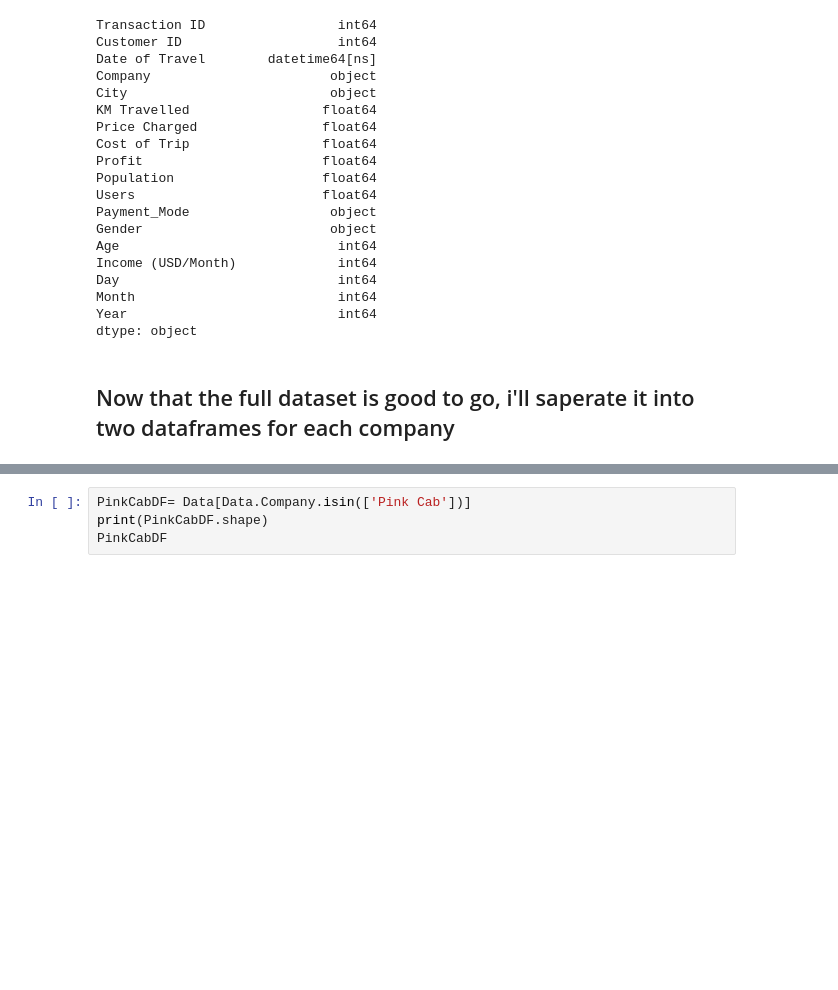
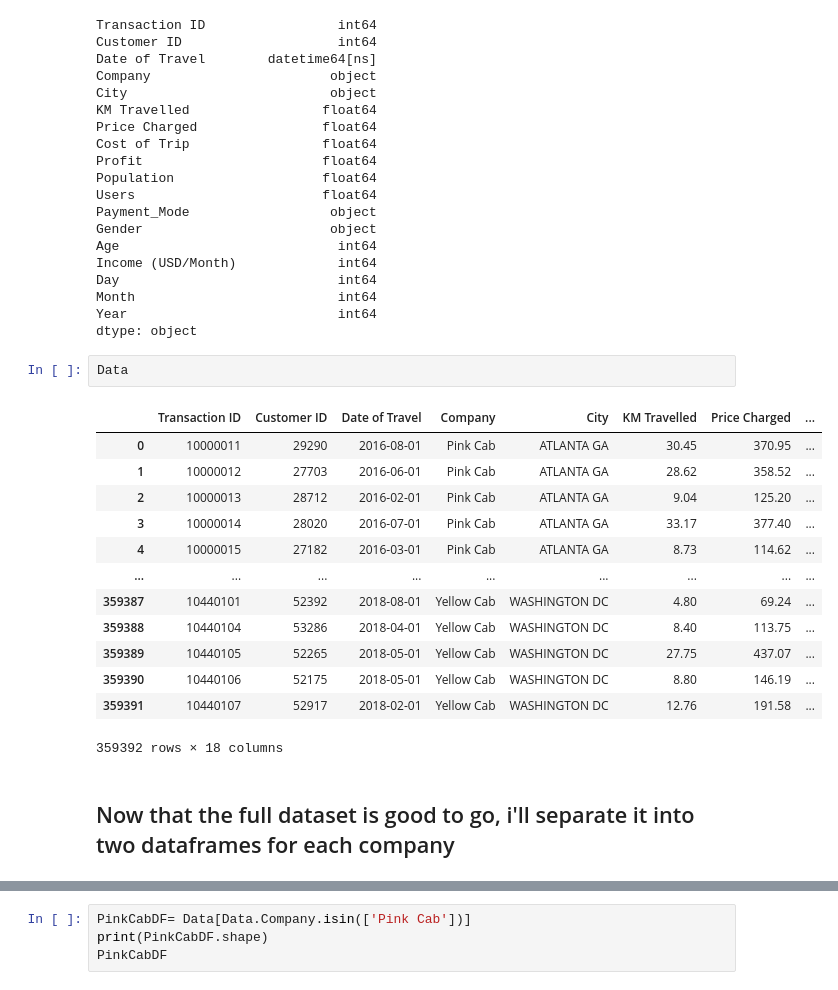
Before and after one commit to Bushra-Eisa/G2M-Case-Study, a Jupyter notebook: Cab Analysis.ipynb, the cells around one changed output, grey strips where cells are left out. Cells and saved outputs as stored; diff of their text form; blank space fills up the shorter version.

```diff
--- a/Cab Analysis.ipynb
+++ b/Cab Analysis.ipynb
@@ -187,8 +187,24 @@ Day                            int64
 Month                          int64
 Year                           int64
 dtype: object
+# %%
+Data
+# %% [output]
+|  | Transaction ID | Customer ID | Date of Travel | Company | City | KM Travelled | Price Charged | ... |
+| 0 | 10000011 | 29290 | 2016-08-01 | Pink Cab | ATLANTA GA | 30.45 | 370.95 | ... |
+| 1 | 10000012 | 27703 | 2016-06-01 | Pink Cab | ATLANTA GA | 28.62 | 358.52 | ... |
+| 2 | 10000013 | 28712 | 2016-02-01 | Pink Cab | ATLANTA GA | 9.04 | 125.20 | ... |
+| 3 | 10000014 | 28020 | 2016-07-01 | Pink Cab | ATLANTA GA | 33.17 | 377.40 | ... |
+| 4 | 10000015 | 27182 | 2016-03-01 | Pink Cab | ATLANTA GA | 8.73 | 114.62 | ... |
+| ... | ... | ... | ... | ... | ... | ... | ... | ... |
+| 359387 | 10440101 | 52392 | 2018-08-01 | Yellow Cab | WASHINGTON DC | 4.80 | 69.24 | ... |
+| 359388 | 10440104 | 53286 | 2018-04-01 | Yellow Cab | WASHINGTON DC | 8.40 | 113.75 | ... |
+| 359389 | 10440105 | 52265 | 2018-05-01 | Yellow Cab | WASHINGTON DC | 27.75 | 437.07 | ... |
+| 359390 | 10440106 | 52175 | 2018-05-01 | Yellow Cab | WASHINGTON DC | 8.80 | 146.19 | ... |
+| 359391 | 10440107 | 52917 | 2018-02-01 | Yellow Cab | WASHINGTON DC | 12.76 | 191.58 | ... |
+359392 rows × 18 columns
 # %% [markdown]
-## Now that the full dataset is good to go, i'll saperate it into two dataframes for each company
+## Now that the full dataset is good to go, i'll separate it into two dataframes for each company
 # %%
 YellowCabDF= Data[Data.Company.isin(['Yellow Cab'])]
 print(YellowCabDF.shape)
```
Also changed, not shown: parts of 80 cells of this notebook.
